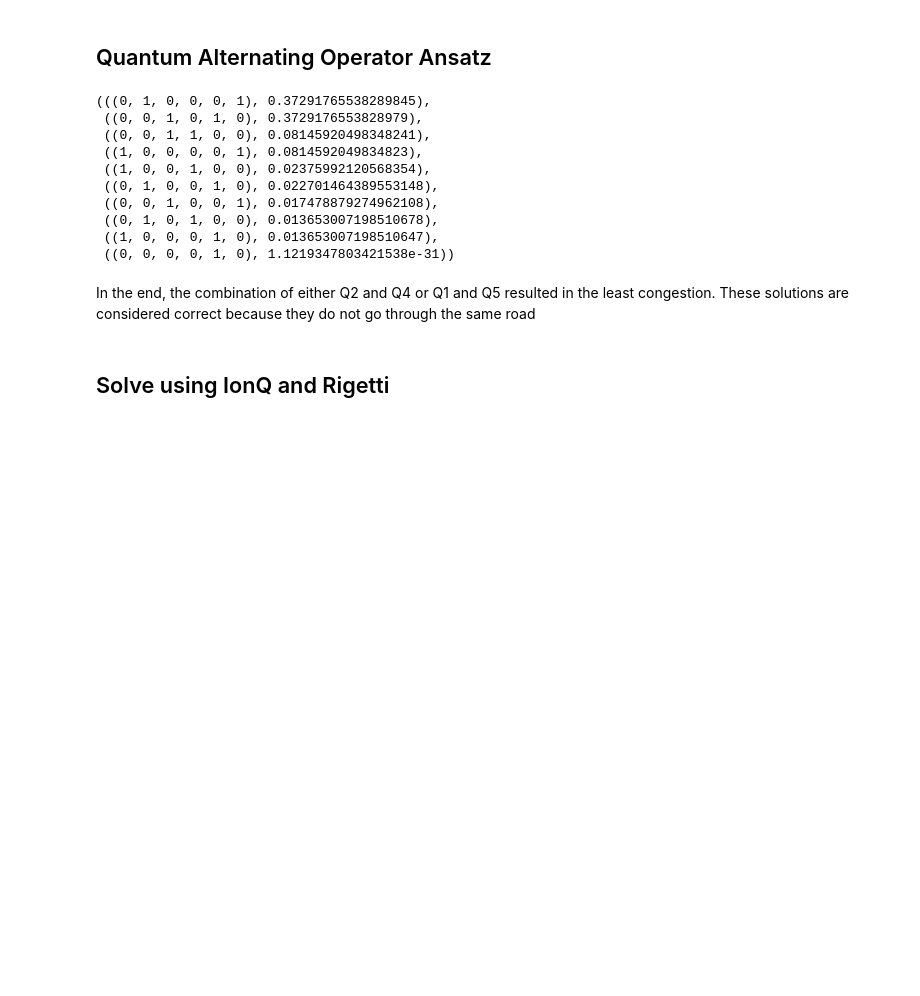
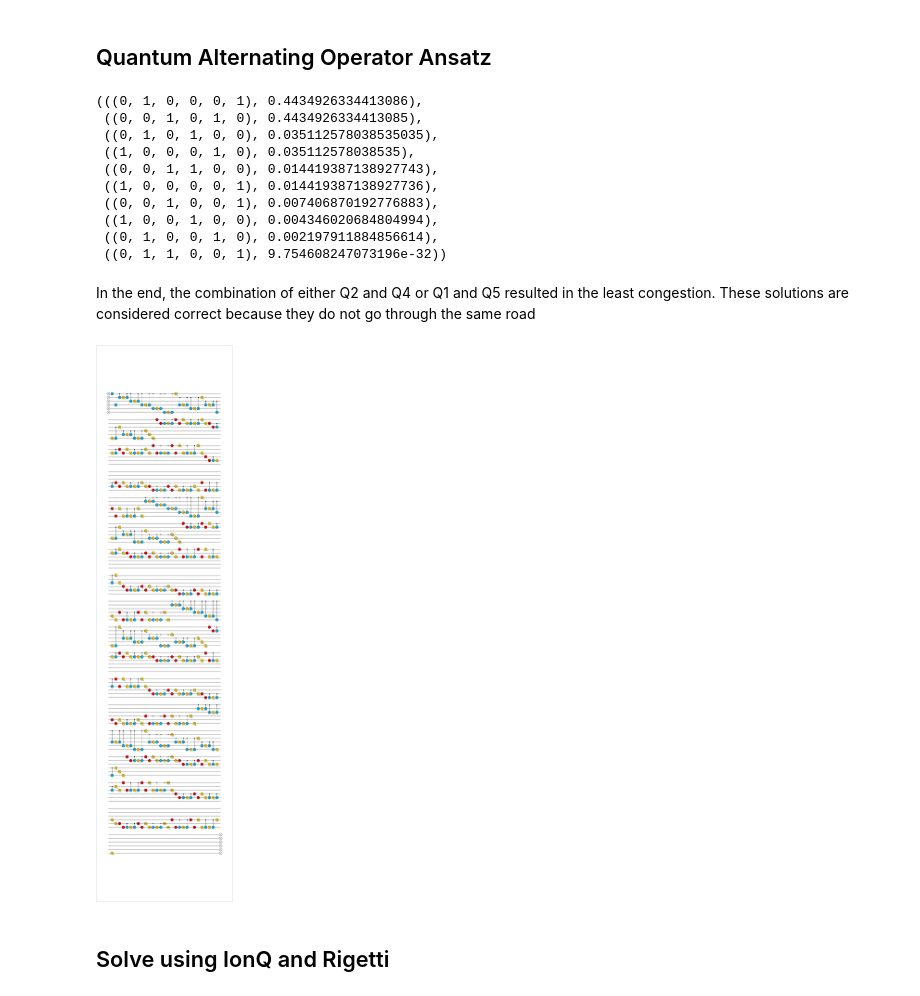
Before and after one commit to Qaqarot/qaqarot-tutorials, a Jupyter notebook: tutorial/316_trafficflow.ipynb, the cells around one changed output. Drawn from its saved outputs; the diff is of its cells as text; code cells hidden in the pictures; blank space fills up the shorter version.

```diff
--- a/tutorial/316_trafficflow.ipynb
+++ b/tutorial/316_trafficflow.ipynb
@@ -75,3 +48,7 @@ Now the Hamiltonian is ready. We use QAOA to find the expectation value of the m
+# %%
+from blueqat.pauli import qubo_bit as q
+
+hamiltonian = (q(0)+q(2)+q(3)+q(5))**2 + (q(2)+q(5))**2 + (q(1)+q(4))**2 + (q(0)+q(3))**2 + (q(2)+q(5))**2 + (q(1)*q(4))**2 + (q(0)+q(3))**2 + (q(2)+q(5))**2 + (q(1)+q(4))**2 + (q(0)+q(1)+q(3)+q(4))**2
 # %% [markdown]
 ## Hard constraints
 There is one constraint that must be observed here. That is the constraint that each car should choose only one route. This can be easily solved by using XYmixer. The XYmixer is a Hamiltonian that determines how the problem is explored; the search is performed in such a way that the 01 and 10 state vectors are swapped. Here, car 1 and car 2 choose only one of the three routes, so only one of the three qubits, Q0, Q1, Q2, will be 1 and the rest will be 0. Likewise, only one of the qubits Q3, Q4, and Q5 will be 1. To maintain this state, a mechanism for exchanging qubits, called 2opt, is used. For the initial state, choose any state that satisfies the constraints.
@@ -80,9 +57,7 @@ There is one constraint that must be observed here. That is the constraint that
 # %%
 from blueqat import vqe, Circuit
 from blueqat.pauli import X, Y
-from blueqat.pauli import qubo_bit as q
 
-hamiltonian = 2*q(0)*q(1)+2*q(0)*q(2)+8*q(0)*q(3)+2*q(0)*q(4)+2*q(0)*q(5)+4*q(0)+2*q(1)*q(3)+7*q(1)*q(4)+3*q(1)+2*q(2)*q(3)+8*q(2)*q(5)+4*q(2)+2*q(3)*q(4)+2*q(3)*q(5)+4*q(3)+3*q(4)+4*q(5)
 step = 4
 
 #mixer and init state
@@ -93,18 +68,22 @@ init = Circuit(6).x[0].x[3]
 result = vqe.Vqe(vqe.QaoaAnsatz(hamiltonian, step, init, mixer)).run()
 result.most_common(10)
 # %% [output]
-(((0, 1, 0, 0, 0, 1), 0.37291765538289845),
- ((0, 0, 1, 0, 1, 0), 0.3729176553828979),
- ((0, 0, 1, 1, 0, 0), 0.08145920498348241),
- ((1, 0, 0, 0, 0, 1), 0.0814592049834823),
- ((1, 0, 0, 1, 0, 0), 0.02375992120568354),
- ((0, 1, 0, 0, 1, 0), 0.022701464389553148),
- ((0, 0, 1, 0, 0, 1), 0.017478879274962108),
- ((0, 1, 0, 1, 0, 0), 0.013653007198510678),
- ((1, 0, 0, 0, 1, 0), 0.013653007198510647),
- ((0, 0, 0, 0, 1, 0), 1.1219347803421538e-31))
+(((0, 1, 0, 0, 0, 1), 0.4434926334413086),
+ ((0, 0, 1, 0, 1, 0), 0.4434926334413085),
+ ((0, 1, 0, 1, 0, 0), 0.035112578038535035),
+ ((1, 0, 0, 0, 1, 0), 0.035112578038535),
+ ((0, 0, 1, 1, 0, 0), 0.014419387138927743),
+ ((1, 0, 0, 0, 0, 1), 0.014419387138927736),
+ ((0, 0, 1, 0, 0, 1), 0.007406870192776883),
+ ((1, 0, 0, 1, 0, 0), 0.004346020684804994),
+ ((0, 1, 0, 0, 1, 0), 0.002197911884856614),
+ ((0, 1, 1, 0, 0, 1), 9.754608247073196e-32))
 # %% [markdown]
 In the end, the combination of either Q2 and Q4 or Q1 and Q5 resulted in the least congestion. These solutions are considered correct because they do not go through the same road
+# %%
+result.circuit.run(backend="draw")
+# %% [output]
+[figure, added]
 # %% [markdown]
 ## Solve using IonQ and Rigetti
 # %%
```
Also changed, not shown: parts of 3 cells of this notebook, 1 other file.
